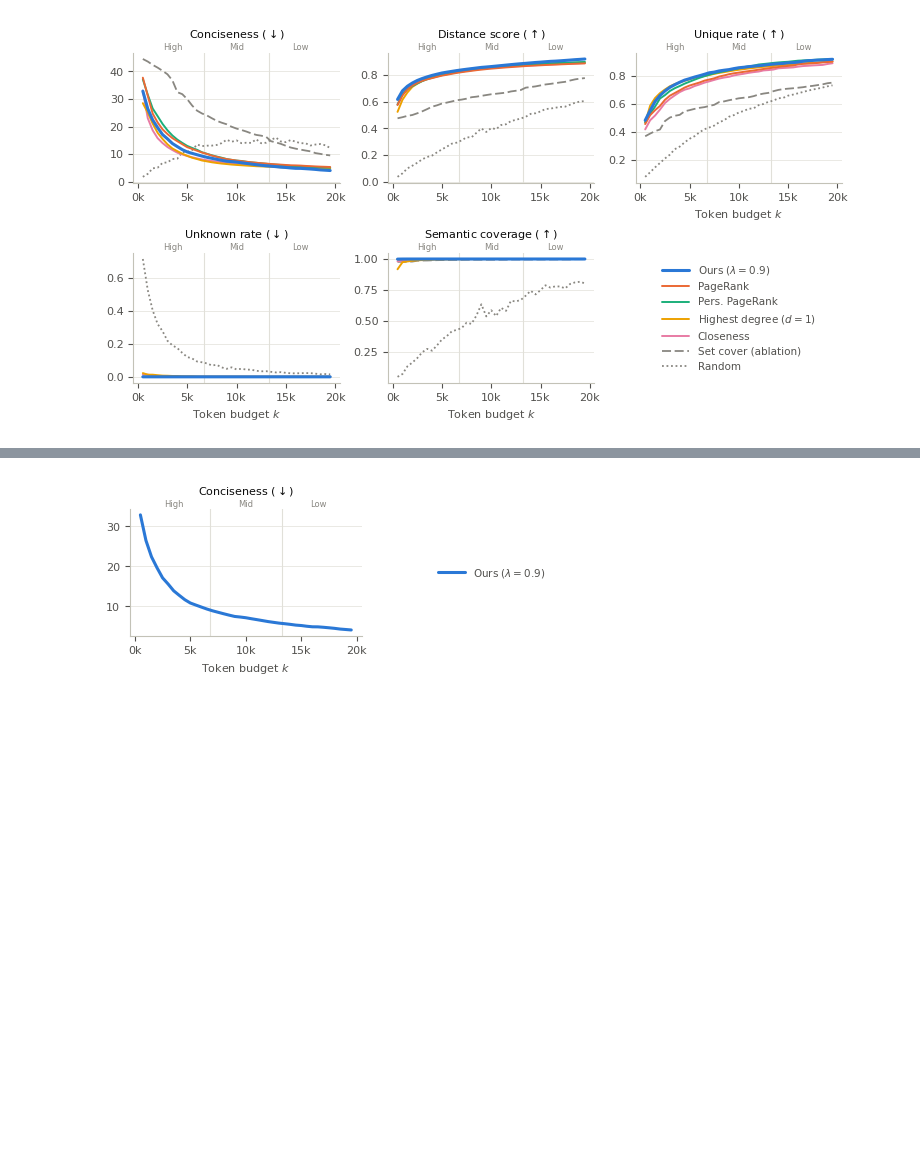
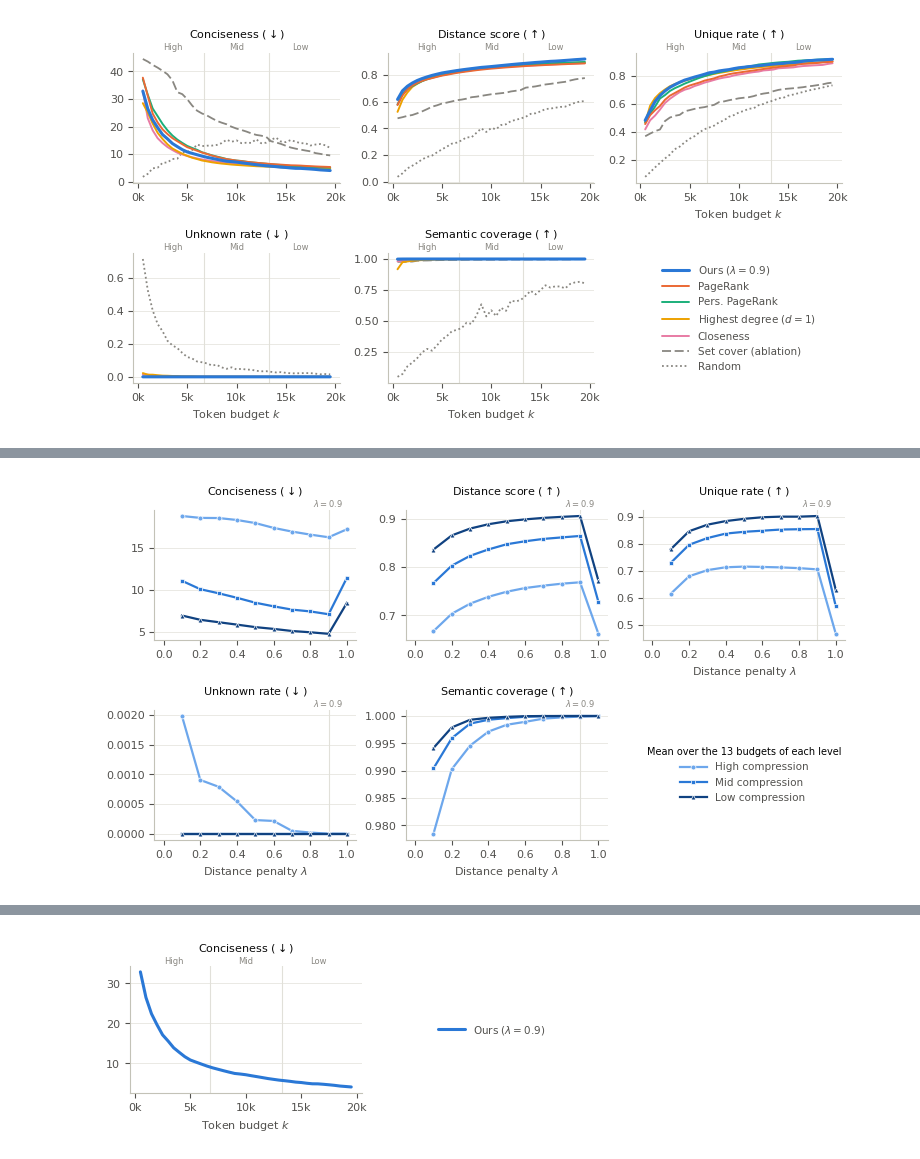
Before and after one commit to yy-suisse/greedy_tree_tokenizer, a Jupyter notebook: 5.analysis_result.ipynb, the cells around one changed output, grey strips where cells are left out. Saved outputs shown, nothing was run; the diff lists cells and outputs as text; code cells hidden in the pictures; blank space fills up the shorter version.

```diff
--- a/5.analysis_result.ipynb
+++ b/5.analysis_result.ipynb
@@ -366,0 +453,6 @@ plot_metrics_vs_k(df_k_all, METRIC_CORE, fname="figures/metrics_vs_k_all.png")
+# %%
+
+# if lambda = 0.0 squashes the y-axes (it is degenerate on 4 of 5 metrics), try:
+plot_metrics_vs_lambda(df_lam.filter(pl.col("lam") > 0), METRIC_CORE, fname="figures/metrics_vs_lambda_no0.png")
+# %% [output]
+[figure, added]
```
Also changed, not shown: parts of 9 cells of this notebook, 3 other files.
